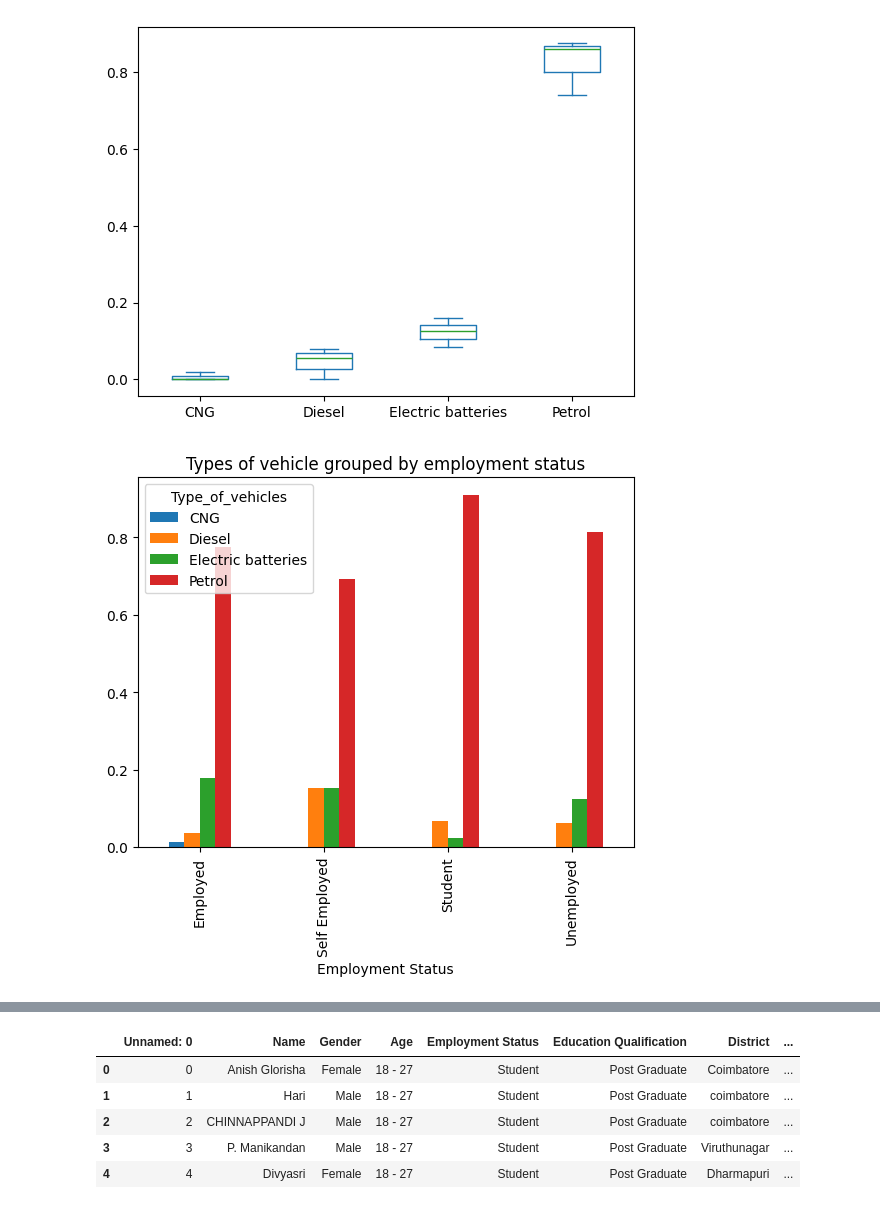
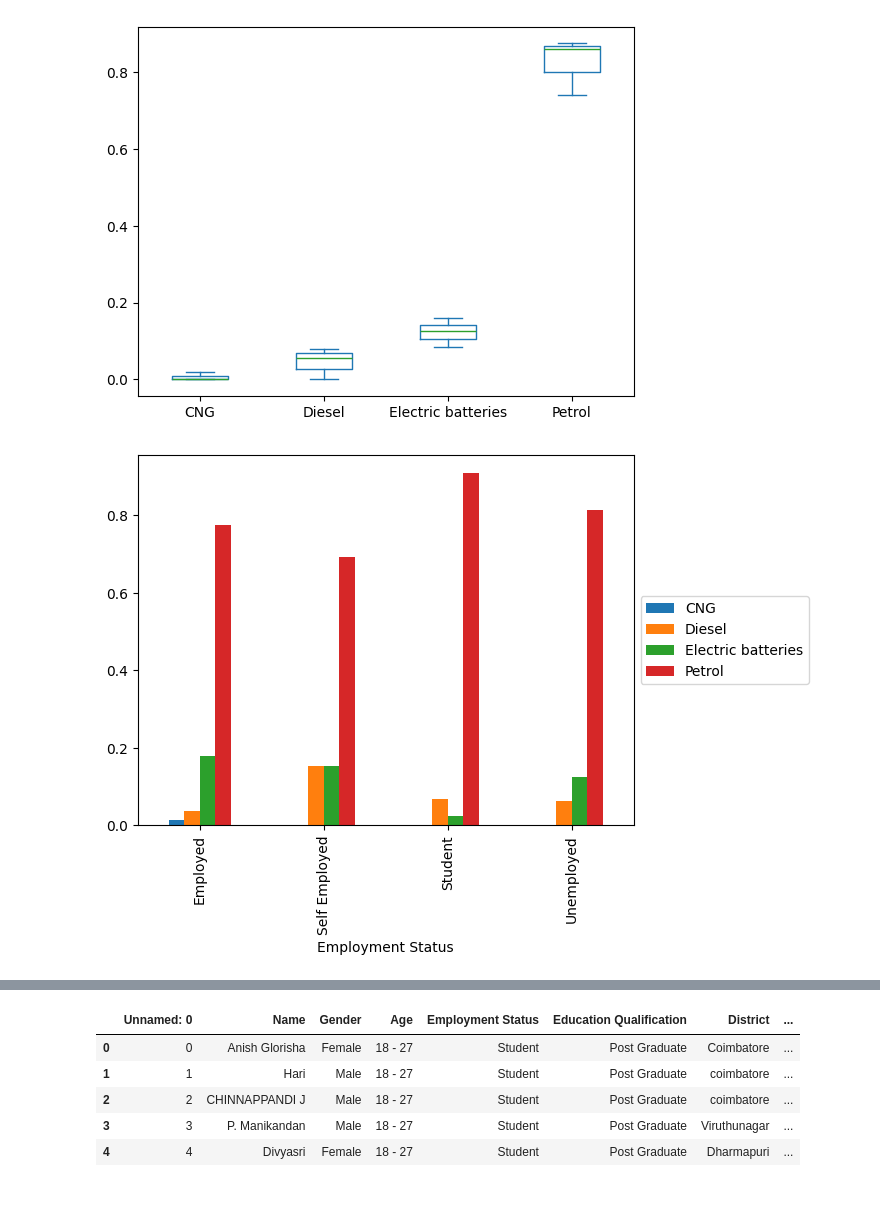
Before and after one commit to Anand-krish-0/A-study-on-awareness-and-perception-among-the-users-of-EVs, a Jupyter notebook: EDA/respondants_bivariate_analysis.ipynb, the cells around one changed output, grey strips where cells are left out. Drawn from its saved outputs; the diff is of its cells as text; code cells hidden in the pictures.

```diff
--- a/EDA/respondants_bivariate_analysis.ipynb
+++ b/EDA/respondants_bivariate_analysis.ipynb
@@ -190,10 +191,11 @@ age_vs_vehicles.plot(kind='box')
 # %%
 empstatus_vs_vehicles=pd.crosstab(df['Employment Status'], df['Type_of_vehicles'], normalize='index')
 empstatus_vs_vehicles.plot(kind='bar')
-plt.title('Types of vehicle grouped by employment status')
+plt.legend(loc = 'center left', bbox_to_anchor=(1,0.5))
+#plt.title('Types of vehicle grouped by employment status')
 plt.show()
 # %% [output]
-[figure, old version]
+[figure, new version]
 # %%
 education_vs_vehicles=pd.crosstab(df['Education Qualification '], df['Type_of_vehicles'], normalize='index')
 education_vs_vehicles.plot(kind='barh')
```
Also changed, not shown: parts of 2 cells of this notebook, 1 other file.
